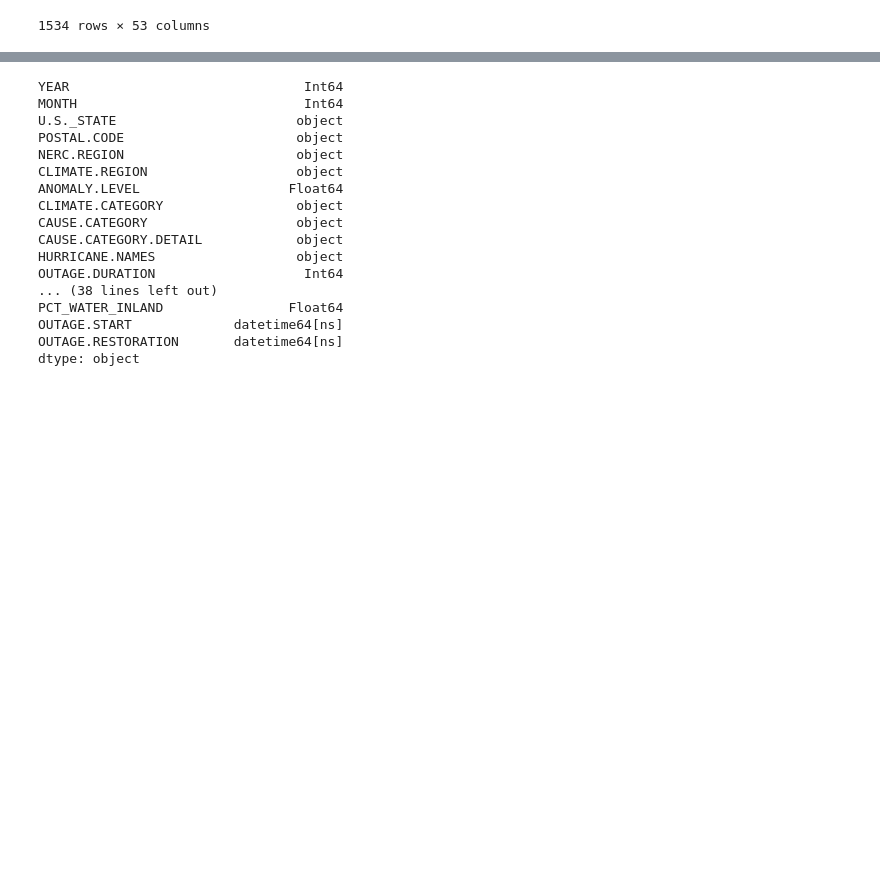
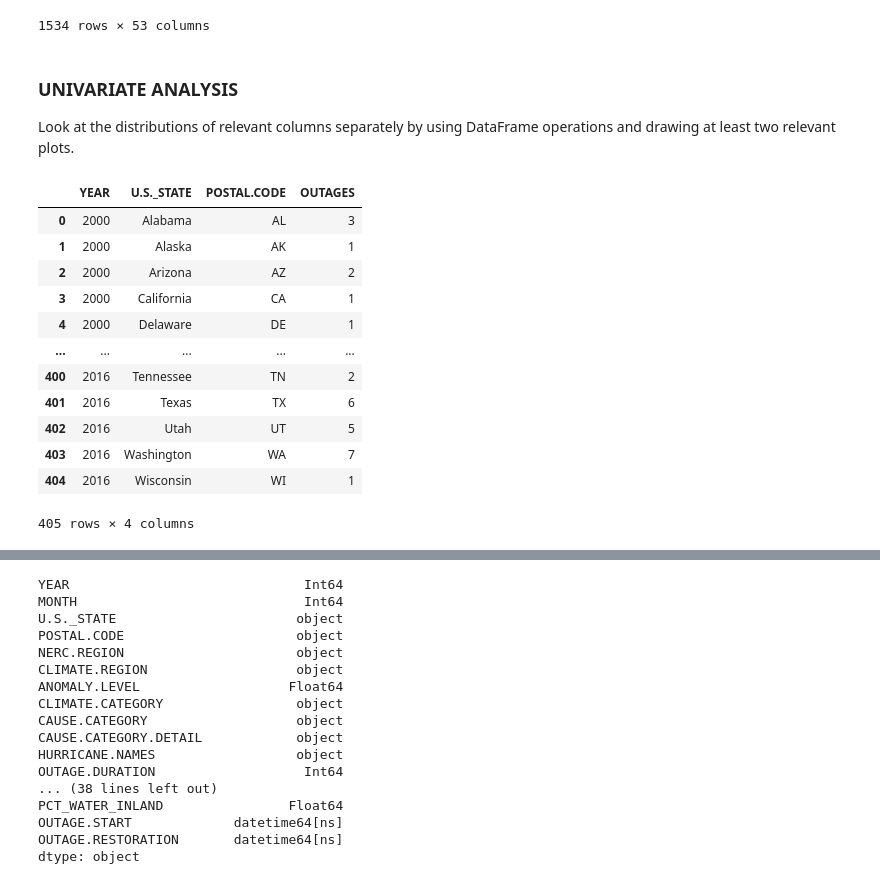
Before and after one commit to apm-denizens/dsc80-project3-notebook, a Jupyter notebook: template.ipynb, the cells around one changed output, grey strips where cells are left out. Saved outputs shown, nothing was run; the diff lists cells and outputs as text; code cells hidden in the pictures; blank space fills up the shorter version.

```diff
--- a/template.ipynb
+++ b/template.ipynb
@@ -81,3 +82,6 @@ outage
 | 1533 | 2009 | 8 | South Dakota | SD | MRO | West North Central | 0.5 | ... |
 | 1534 | 2000 | <NA> | Alaska | AK | ASCC | NaN | <NA> | ... |
 1534 rows × 53 columns
+# %% [markdown]
+### UNIVARIATE ANALYSIS
+Look at the distributions of relevant columns separately by using DataFrame operations and drawing at least two relevant plots.
@@ -83,0 +90,19 @@ outage
+# %%
+# For the graph:
+states = outage.groupby(['YEAR','U.S._STATE','POSTAL.CODE'])[['CAUSE.CATEGORY']].count().reset_index()
+states.rename(columns={'CAUSE.CATEGORY':'OUTAGES'}, inplace=True)
+states
+# %% [output]
+|  | YEAR | U.S._STATE | POSTAL.CODE | OUTAGES |
+| 0 | 2000 | Alabama | AL | 3 |
+| 1 | 2000 | Alaska | AK | 1 |
+| 2 | 2000 | Arizona | AZ | 2 |
+| 3 | 2000 | California | CA | 1 |
+| 4 | 2000 | Delaware | DE | 1 |
+| ... | ... | ... | ... | ... |
+| 400 | 2016 | Tennessee | TN | 2 |
+| 401 | 2016 | Texas | TX | 6 |
+| 402 | 2016 | Utah | UT | 5 |
+| 403 | 2016 | Washington | WA | 7 |
+| 404 | 2016 | Wisconsin | WI | 1 |
+405 rows × 4 columns
```
Also changed, not shown: parts of 8 cells of this notebook.
